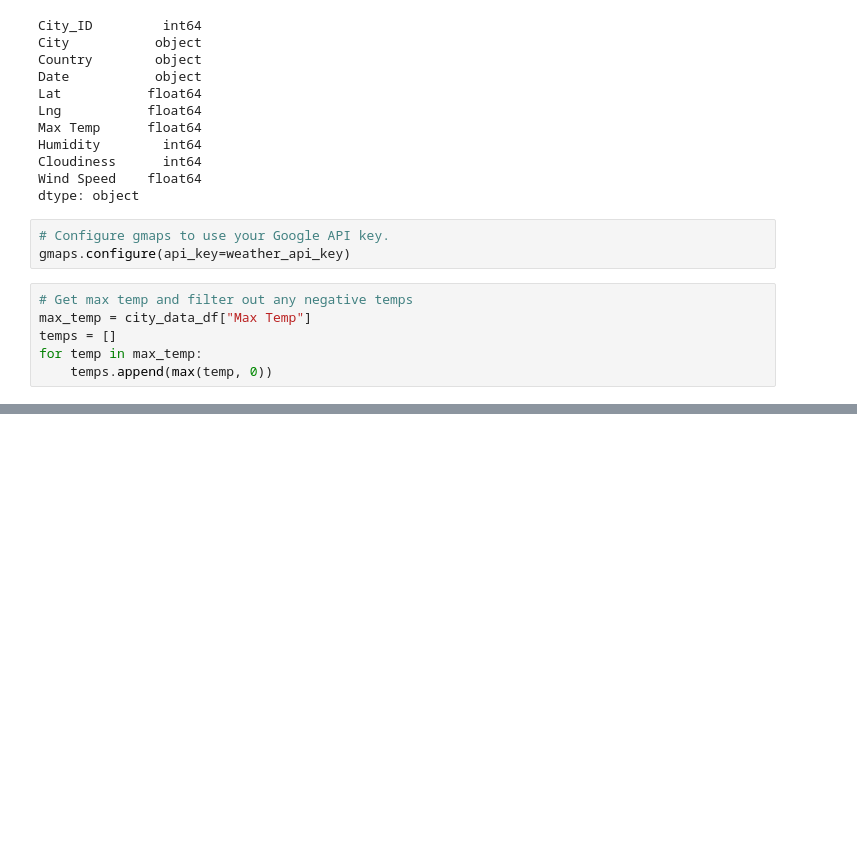
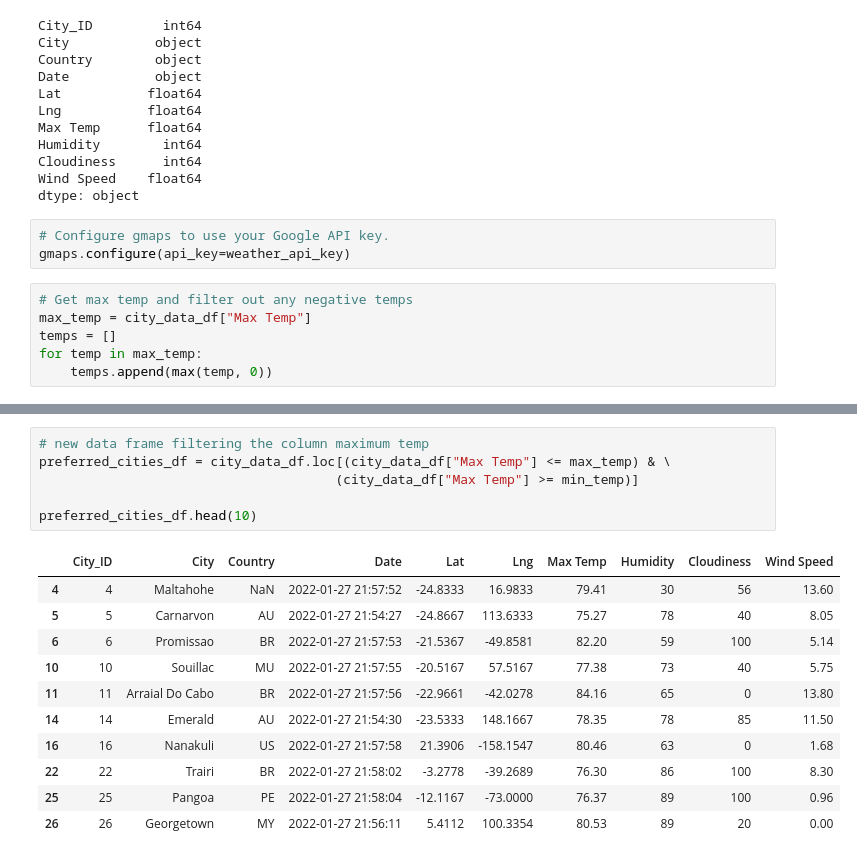
Before and after one commit to alyssamaestringer/World_Weather_Analysis, a Jupyter notebook: VacationPy.ipynb, the cells around one changed output, grey strips where cells are left out. Cells and saved outputs as stored; diff of their text form; blank space fills up the shorter version.

```diff
--- a/VacationPy.ipynb
+++ b/VacationPy.ipynb
@@ -63,0 +134,18 @@ fig
+# %%
+# new data frame filtering the column maximum temp
+preferred_cities_df = city_data_df.loc[(city_data_df["Max Temp"] <= max_temp) & \
+                                      (city_data_df["Max Temp"] >= min_temp)]
+
+preferred_cities_df.head(10)
+# %% [output]
+|  | City_ID | City | Country | Date | Lat | Lng | Max Temp | Humidity | Cloudiness | Wind Speed |
+| 4 | 4 | Maltahohe | NaN | 2022-01-27 21:57:52 | -24.8333 | 16.9833 | 79.41 | 30 | 56 | 13.60 |
+| 5 | 5 | Carnarvon | AU | 2022-01-27 21:54:27 | -24.8667 | 113.6333 | 75.27 | 78 | 40 | 8.05 |
+| 6 | 6 | Promissao | BR | 2022-01-27 21:57:53 | -21.5367 | -49.8581 | 82.20 | 59 | 100 | 5.14 |
+| 10 | 10 | Souillac | MU | 2022-01-27 21:57:55 | -20.5167 | 57.5167 | 77.38 | 73 | 40 | 5.75 |
+| 11 | 11 | Arraial Do Cabo | BR | 2022-01-27 21:57:56 | -22.9661 | -42.0278 | 84.16 | 65 | 0 | 13.80 |
+| 14 | 14 | Emerald | AU | 2022-01-27 21:54:30 | -23.5333 | 148.1667 | 78.35 | 78 | 85 | 11.50 |
+| 16 | 16 | Nanakuli | US | 2022-01-27 21:57:58 | 21.3906 | -158.1547 | 80.46 | 63 | 0 | 1.68 |
+| 22 | 22 | Trairi | BR | 2022-01-27 21:58:02 | -3.2778 | -39.2689 | 76.30 | 86 | 100 | 8.30 |
+| 25 | 25 | Pangoa | PE | 2022-01-27 21:58:04 | -12.1167 | -73.0000 | 76.37 | 89 | 100 | 0.96 |
+| 26 | 26 | Georgetown | MY | 2022-01-27 21:56:11 | 5.4112 | 100.3354 | 80.53 | 89 | 20 | 0.00 |
```
Also changed, not shown: parts of 16 cells of this notebook, 1 other file.
